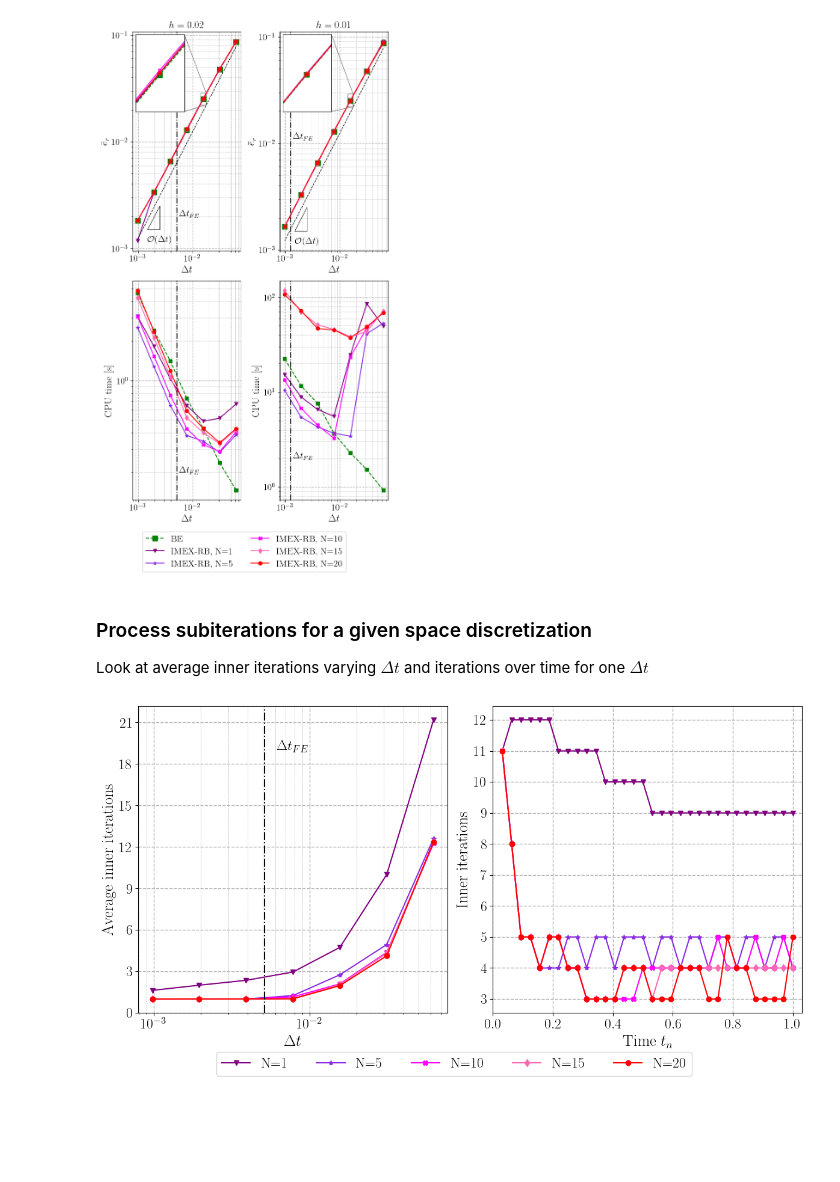
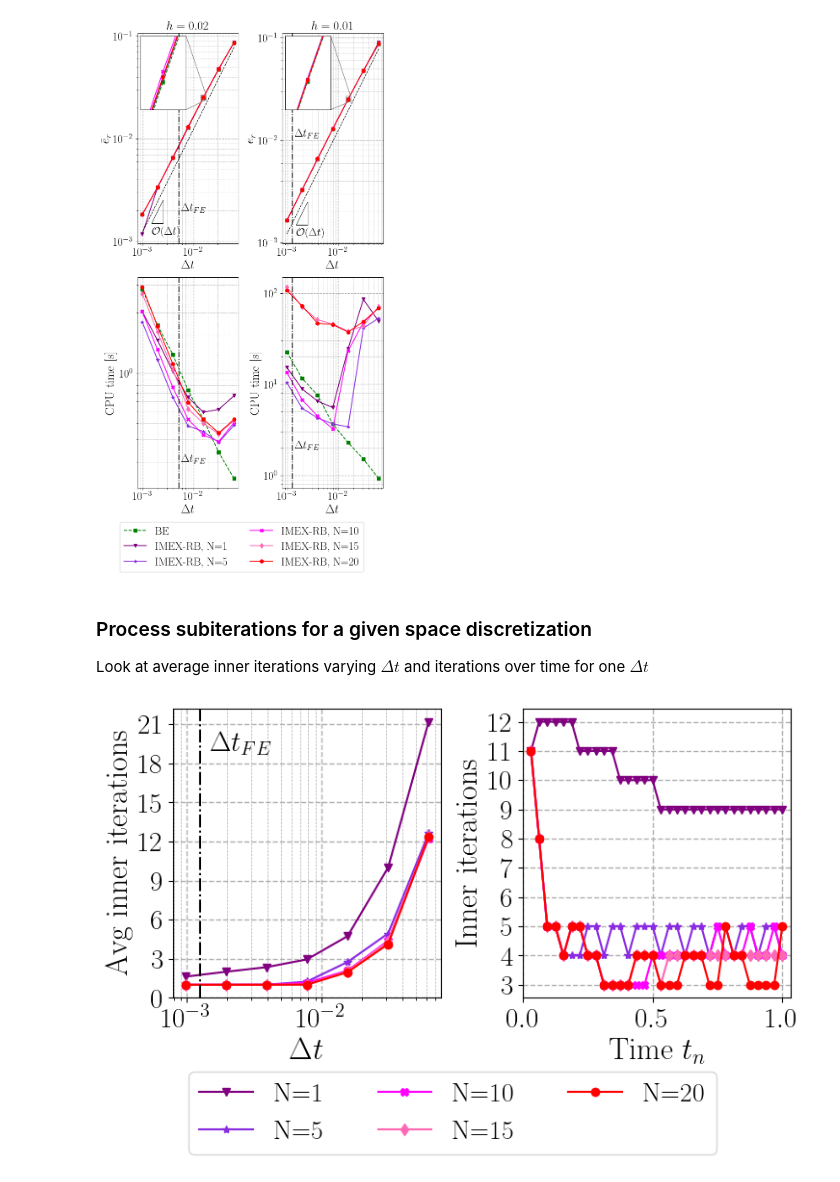
Before and after one commit to Fra-Sala/IMEX-RB, a Jupyter notebook: postprocessing/AdvDiff2D/NvsNt.ipynb, the cells around one changed output. Saved outputs shown, nothing was run; the diff lists cells and outputs as text; code cells hidden in the pictures; blank space fills up the shorter version.

```diff
--- a/postprocessing/AdvDiff2D/NvsNt.ipynb
+++ b/postprocessing/AdvDiff2D/NvsNt.ipynb
@@ -66,7 +66,7 @@ all_colors = all_colors[:nIMEX]
 xdeltaFE = [1 / Nt_FE * 1.1 for Nt_FE in Nt_FE_all for _ in range(2)]
 ydeltaFE = [2e-3, 2e-1, 1.1e-2, 2e0]
 
-fig, axs = plt.subplots(2, 2, figsize=(7, 12))
+fig, axs = plt.subplots(2, 2, figsize=(7, 12), sharex=True)
 
 for col, Nh in enumerate(Nx_values):
     # on top of each column
@@ -86,7 +86,7 @@ for col, Nh in enumerate(Nx_values):
         1 / Nts,
         errBE,
         "--s",
-        markersize=8,
+        markersize=6,
         color="green",
         label="BE",
     )
@@ -138,7 +138,7 @@ for col, Nh in enumerate(Nx_values):
         1 / Nts,
         errBE,
         "--s",
-        markersize=8,
+        markersize=6,
         color="green",
     )
     for i in range(nIMEX):
@@ -150,7 +150,7 @@ for col, Nh in enumerate(Nx_values):
             color=all_colors[i],
         )
     axins.set_xlim(1.4e-2, 1.75e-2)
-    axins.set_ylim(2.2e-2, 2.9e-2)
+    axins.set_ylim(2.4e-2, 2.7e-2)
     axins.tick_params(
         axis="both",
         which="both",
@@ -166,7 +166,7 @@ for col, Nh in enumerate(Nx_values):
     ax_err.grid(which="major", linewidth=1, linestyle="--")
     ax_err.grid(which="minor", linewidth=0.5, linestyle="--")
     ax_err.tick_params(axis="both", which="major", labelsize=smaller_fontsize)
-    ax_err.set_xlabel(r"$\Delta t$", fontsize=larger_fontsize)
+    # ax_err.set_xlabel(r"$\Delta t$", fontsize=larger_fontsize)
     ax_err.set_ylabel(r"$\bar{e}_r$", fontsize=larger_fontsize)
 
     ax_time = axs[1, col]
@@ -207,7 +207,7 @@ fig.legend(
     handles,
     labels,
     loc="lower center",
-    bbox_to_anchor=(0.5, -0.09),
+    bbox_to_anchor=(0.5, -0.11),
     ncol=2,
     fontsize=smaller_fontsize
 )
@@ -219,7 +219,7 @@ plt.savefig(
     bbox_inches="tight",
 )
 # %% [output]
-[figure, old version]
+[figure, new version]
 # %% [markdown]
 ### Process subiterations for a given space discretization
 Look at average inner iterations varying $\Delta t$ and iterations over time
@@ -240,9 +240,9 @@ for i, _Nt in enumerate(Nts):
     mask[i, :, :_Nt] = True
 masked_subiters = np.ma.masked_array(subiters, mask=~mask)
 # %%
-fig, axs = plt.subplots(1, 2, figsize=(12, 6))
-smaller_fontsize = 17
-larger_fontsize = 19
+fig, axs = plt.subplots(1, 2, figsize=(7.5, 4))
+smaller_fontsize = 21
+larger_fontsize = 23
 # Left subplot: average inner iterations
 ax = axs[0]
 for i, (m, c) in enumerate(zip(all_markers, all_colors)):
@@ -262,39 +262,39 @@ ax.grid(axis='x', which='minor', linestyle='--', linewidth=0.5)
 ax.tick_params(axis='both', which='major', labelsize=smaller_fontsize)
 ax.yaxis.set_major_locator(MaxNLocator(integer=True))
 ax.set_xlabel(r"$\Delta t$", fontsize=larger_fontsize)
-ax.set_ylabel("Average inner iterations", fontsize=larger_fontsize)
+ax.set_ylabel("Avg inner iterations", fontsize=larger_fontsize)
 
 # Right subplot: inner iterations vs time
 ax = axs[1]
 Nt_idx = 1
 tvec = np.linspace(0, 1, Nts[Nt_idx] + 1)[1:]
 for i, (m, c) in enumerate(zip(all_markers, all_colors)):
     ax.plot(
         tvec,
         subiters[Nt_idx, i, :Nts[Nt_idx]] + 1,
         f'-{m}',  # use the same marker as in the left plot
         markersize=6,
         color=c,
         label=f"N={Ns[i]}"
     )
 ax.grid(which='major', linestyle='--', linewidth=1)
 ax.set_xlim([0, 1 + 1 / Nts[Nt_idx]])
 ax.yaxis.set_major_locator(MaxNLocator(integer=True))
 ax.tick_params(axis='both', which='major', labelsize=smaller_fontsize)
 ax.set_xlabel(r"Time $t_n$", fontsize=larger_fontsize)
 ax.set_ylabel("Inner iterations", fontsize=larger_fontsize)
 
 # external legend on the right, one column (using legend from the left subplot)
 handles, labels = axs[0].get_legend_handles_labels()
 fig.legend(
     handles,
     labels,
     loc='lower center',
-    bbox_to_anchor=(0.5, -0.07),
-    fontsize=smaller_fontsize,
-    ncol=5
+    bbox_to_anchor=(0.5, -0.23),
+    fontsize=smaller_fontsize-1,
+    ncol=3
 )
 plt.tight_layout()
 plt.savefig('plots/' + f'{problem_name}_' + f'iters_N_Nx_{Nx_values[col]}.pdf', bbox_inches="tight")
 # %% [output]
-[figure, old version]
+[figure, new version]
```
Also changed, not shown: 5 other files.
